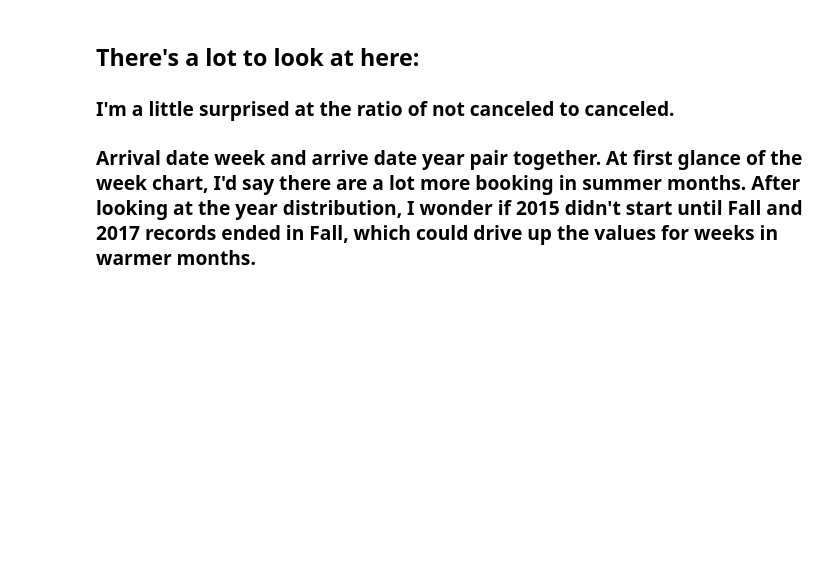
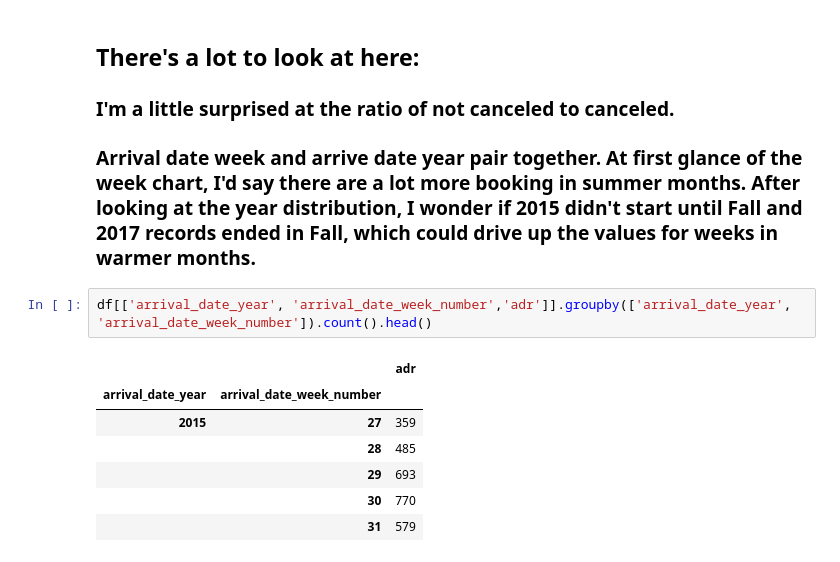
Before and after one commit to josephburton06/Hotel-Bookings, a Jupyter notebook: hotel_bookings.ipynb, the cells around one changed output. Drawn from its saved outputs; the diff is of its cells as text; blank space fills up the shorter version.

```diff
--- a/hotel_bookings.ipynb
+++ b/hotel_bookings.ipynb
@@ -141,3 +165,13 @@ for i, col in enumerate(df1.columns):
 ## There's a lot to look at here:
 ### I'm a little surprised at the ratio of not canceled to canceled.
 ### Arrival date week and arrive date year pair together.  At first glance of the week chart, I'd say there are a lot more booking in summer months.  After looking at the year distribution, I wonder if 2015 didn't start until Fall and 2017 records ended in Fall, which could drive up the values for weeks in warmer months.
+# %%
+df[['arrival_date_year', 'arrival_date_week_number','adr']].groupby(['arrival_date_year', 'arrival_date_week_number']).count().head()
+# %% [output]
+|  |  | adr |
+| arrival_date_year | arrival_date_week_number |  |
+| 2015 | 27 | 359 |
+|  | 28 | 485 |
+|  | 29 | 693 |
+|  | 30 | 770 |
+|  | 31 | 579 |
```
Also changed, not shown: parts of 10 cells of this notebook.
